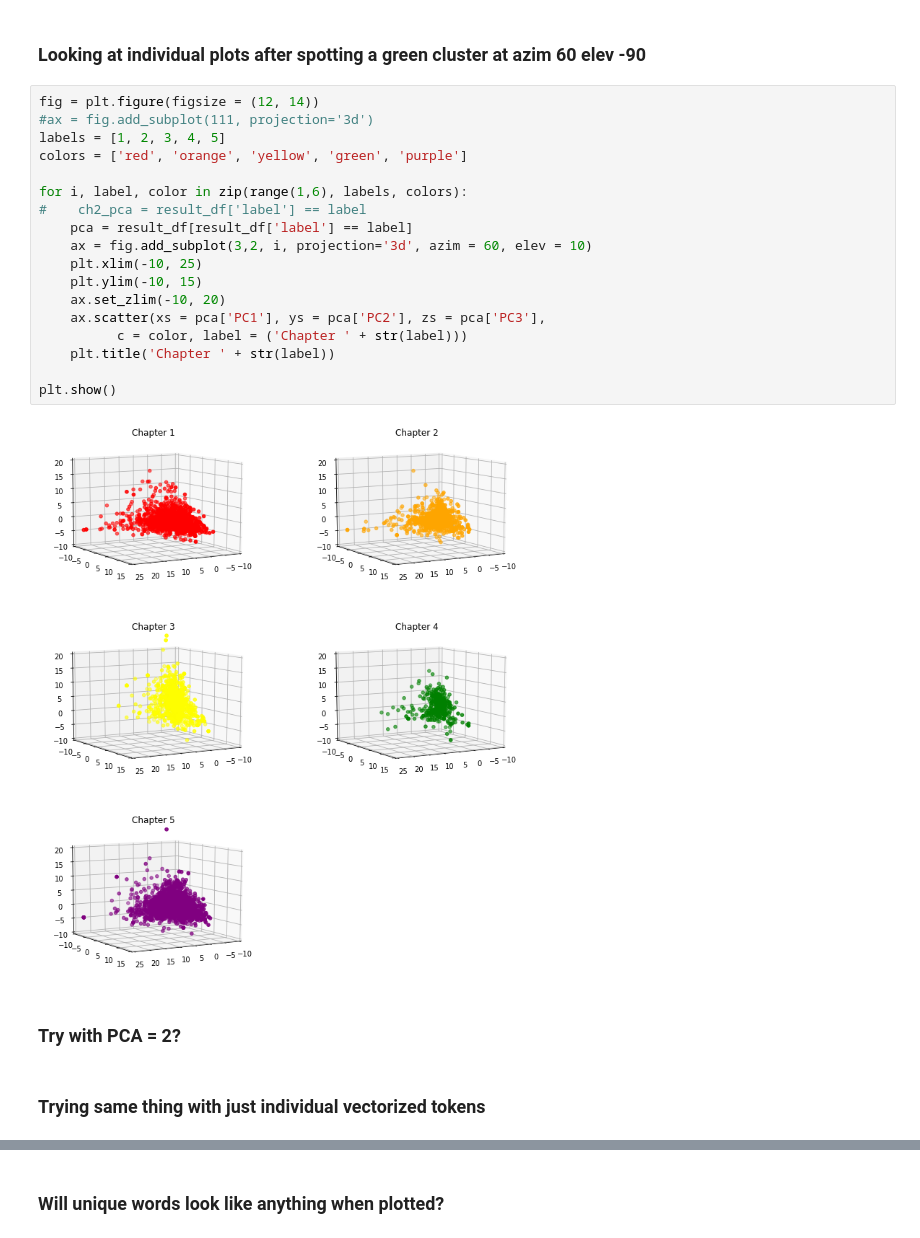
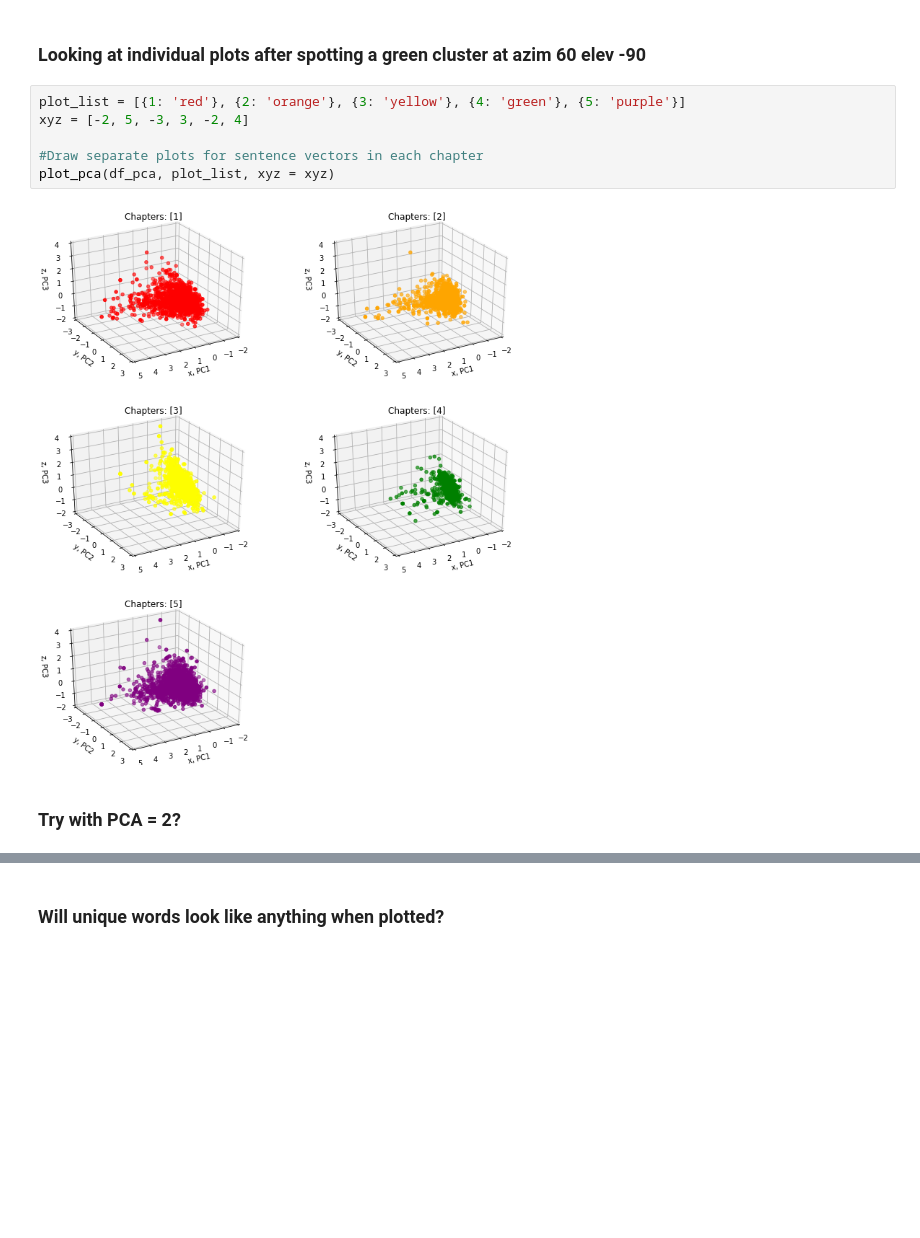
Before and after one commit to ssrosa/dsc-4-final-project-online-ds-pt-100118, a Jupyter notebook: student.ipynb, the cells around one changed output, grey strips where cells are left out. Saved outputs shown, nothing was run; the diff lists cells and outputs as text; blank space fills up the shorter version.

```diff
--- a/student.ipynb
+++ b/student.ipynb
@@ -595,26 +424,12 @@ plt.show()
 # %% [markdown]
 ### Looking at individual plots after spotting a green cluster at azim 60 elev -90
-# %%
-fig = plt.figure(figsize = (12, 14))
-#ax = fig.add_subplot(111, projection='3d')
-labels = [1, 2, 3, 4, 5]
-colors = ['red', 'orange', 'yellow', 'green', 'purple']
-
-for i, label, color in zip(range(1,6), labels, colors):
-#    ch2_pca = result_df['label'] == label
-    pca = result_df[result_df['label'] == label]
-    ax = fig.add_subplot(3,2, i, projection='3d', azim = 60, elev = 10)
-    plt.xlim(-10, 25)
-    plt.ylim(-10, 15)
-    ax.set_zlim(-10, 20)
-    ax.scatter(xs = pca['PC1'], ys = pca['PC2'], zs = pca['PC3'],
-          c = color, label = ('Chapter ' + str(label)))
-    plt.title('Chapter ' + str(label))
-
-plt.show()
-# %% [output]
-[figure, removed]
+# %%
+plot_list = [{1: 'red'}, {2: 'orange'}, {3: 'yellow'}, {4: 'green'}, {5: 'purple'}]
+xyz = [-2, 5, -3, 3, -2, 4]
+
+#Draw separate plots for sentence vectors in each chapter
+plot_pca(df_pca, plot_list, xyz = xyz)
+# %% [output]
+[figure, added]
 # %% [markdown]
 ### Try with PCA = 2?
-# %% [markdown]
-### Trying same thing with just individual vectorized tokens
```
Also changed, not shown: parts of 64 cells of this notebook.
